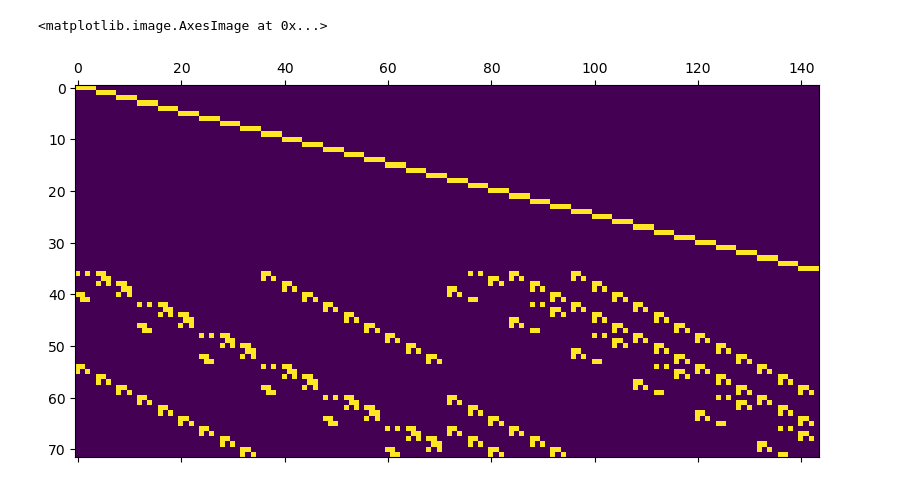
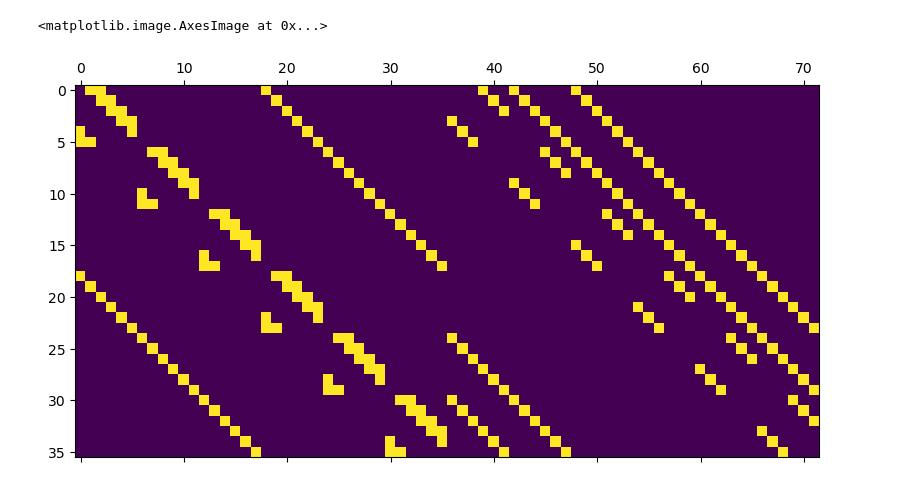
Before and after one commit to noahberthusen/adaptive_qec, a Jupyter notebook: notebooks/circuit_level.ipynb, the cells around one changed output. Cells and saved outputs as stored; diff of their text form; code cells hidden in the pictures.

```diff
--- a/notebooks/circuit_level.ipynb
+++ b/notebooks/circuit_level.ipynb
@@ -11,14 +11,14 @@ from tqdm import tqdm
 from ldpc import bposd_decoder, bp_decoder
 # %load_ext snakeviz
 # %%
-# qcode = read_qcode("../codes/qcodes/HGP_100_4/HGP_100_4.qcode")
+qcode = read_qcode("../codes/qcodes/HGP_100_4/HGP_100_4.qcode")
 # qcode = read_qcode("../codes/qcodes/HGP_100_4/HGP_C642_150_4.qcode")
-# qcode = read_qcode("../codes/qcodes/HGP_100_4/HGP_C422_200_4.qcode")
+qcode = read_qcode("../codes/qcodes/HGP_100_4/HGP_C422_200_4.qcode")
 # qcode = read_qcode("../codes/qcodes/HGP_100_4/HGP_C422_400_8.qcode")
 # qcode = read_qcode("../codes/qcodes/HGP_100_4/HGP_C642_600_16.qcode")
 
 # qcode = read_qcode("../codes/qcodes/HGP_400_16/HGP_400_16.qcode")
-# qcode = read_qcode("../codes/qcodes/HGP_400_16/HGP_C642_600_16.qcode")
+qcode = read_qcode("../codes/qcodes/HGP_400_16/HGP_C642_600_16.qcode")
 # qcode = read_qcode("../codes/qcodes/HGP_400_16/HGP_C422_800_16.qcode")
 # qcode = read_qcode("../codes/qcodes/HGP_400_16/HGP_C422_1600_32.qcode")
 # qcode = read_qcode("../codes/qcodes/HGP_100_4/HGP_C642_2400_64.qcode")
@@ -30,38 +30,38 @@ from ldpc import bposd_decoder, bp_decoder
 # qcode = read_qcode("../codes/qcodes/HGP_1600_64/HGP_1600_64.qcode")
 # qcode = read_qcode("../codes/qcodes/HGP_C642_2400_64.qcode")
 # qcode = read_qcode("../codes/qcodes/HGP_C422_3200_64.qcode")
 
 
 
 qcode = read_qcode("../codes/qcodes/BB_72_12.qcode")
-# qcode = read_qcode("../codes/qcodes/BB_C422_288_24.qcode")
-qcode = read_qcode("../codes/qcodes/BB_C422_144_12.qcode")
+# qcode = read_qcode("../codes/qcodes/BB_C422_144_12.qcode")
+# qcode = read_qcode("../codes/qcodes/BB_C642_108_12.qcode")
 
 
 # qcode = read_qcode("../codes/qcodes/BB_108_8.qcode")
 # qcode = read_qcode("../codes/qcodes/BB_C642_162_8.qcode")
 
 # qcode = read_qcode("../codes/qcodes/BB_144_12.qcode")
 # qcode = read_qcode("../codes/qcodes/BB_C422_288_12.qcode")
 
 # qcode = read_qcode("../codes/qcodes/BB_C422_576_24.qcode")
 
 
 # concatenate_iceberg(qcode, 6, "../codes/qcodes/")
 # concatenate_iceberg(qcode, 4, "../codes/qcodes/")
 # concatenate_iceberg2(qcode, 6, "../codes/qcodes/")
 # concatenate_iceberg2(qcode, 4, "../codes/qcodes/")
 
 
 Hx, Hz, Lx, Lz = qcode.to_numpy()
 
-qubit_error_rate = 0.003
-meas_error_rate = 0.003
+qubit_error_rate = 0.004
+meas_error_rate = 0.001
 
 plt.matshow(Hx)
 # %% [output]
 <matplotlib.image.AxesImage at 0x...>
-[figure, old version]
+[figure, new version]
 # %%
 overlapping_x_generators = np.empty(qcode.qedxm, dtype=object)
 for i in range(qcode.qedxm):
```
Also changed, not shown: parts of 13 cells of this notebook, 30 other files.
